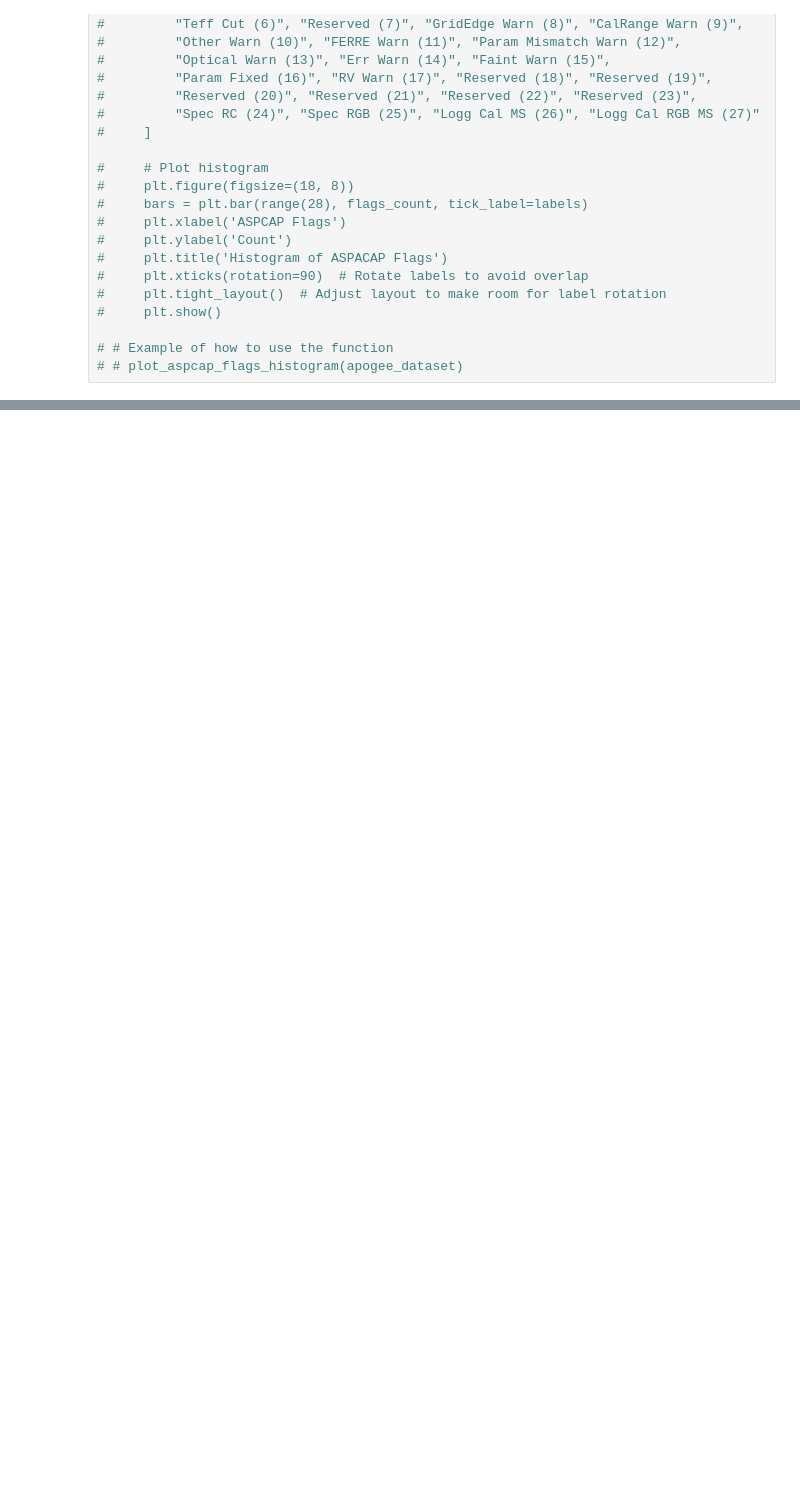
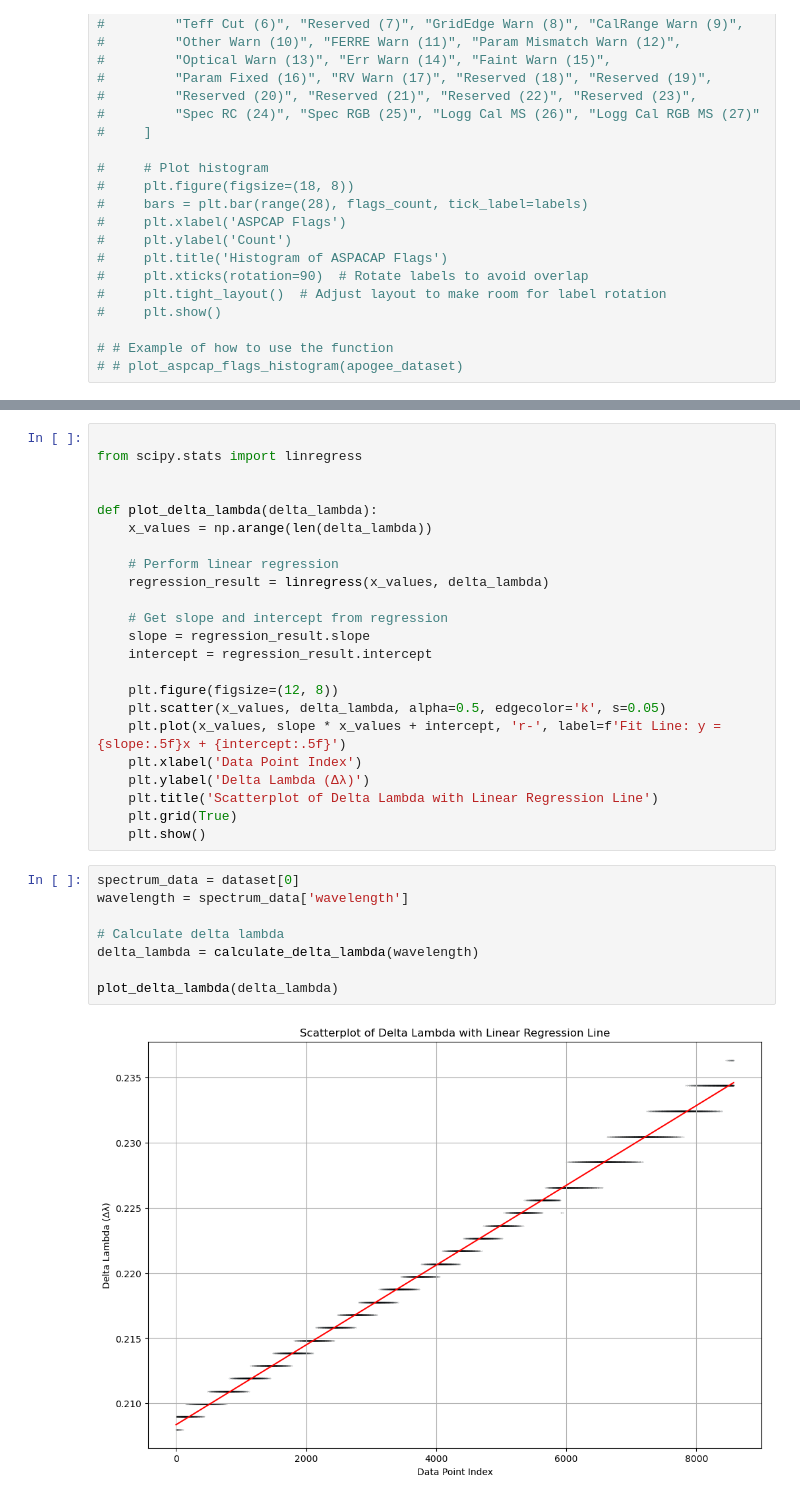
Before and after one commit to amirabezine/DeepSpectra, a Jupyter notebook: apogee.ipynb, the cells around one changed output, grey strips where cells are left out. Cells and saved outputs as stored; diff of their text form; blank space fills up the shorter version.

Commit message:
added delta lambda

```diff
--- a/apogee.ipynb
+++ b/apogee.ipynb
@@ -582,0 +486,33 @@ plot_apogee_coverage(dataloader)
+# %%
+
+from scipy.stats import linregress
+
+
+def plot_delta_lambda(delta_lambda):
+    x_values = np.arange(len(delta_lambda))
+
+    # Perform linear regression
+    regression_result = linregress(x_values, delta_lambda)
+
+    # Get slope and intercept from regression
+    slope = regression_result.slope
+    intercept = regression_result.intercept
+
+    plt.figure(figsize=(12, 8))
+    plt.scatter(x_values, delta_lambda, alpha=0.5, edgecolor='k', s=0.05)
+    plt.plot(x_values, slope * x_values + intercept, 'r-', label=f'Fit Line: y = {slope:.5f}x + {intercept:.5f}')
+    plt.xlabel('Data Point Index')
+    plt.ylabel('Delta Lambda (Δλ)')
+    plt.title('Scatterplot of Delta Lambda with Linear Regression Line')
+    plt.grid(True)
+    plt.show()
+# %%
+spectrum_data = dataset[0]
+wavelength = spectrum_data['wavelength']
+
+# Calculate delta lambda
+delta_lambda = calculate_delta_lambda(wavelength)
+
+plot_delta_lambda(delta_lambda)
+# %% [output]
+[figure, added]
```
Also changed, not shown: parts of 10 cells of this notebook.
